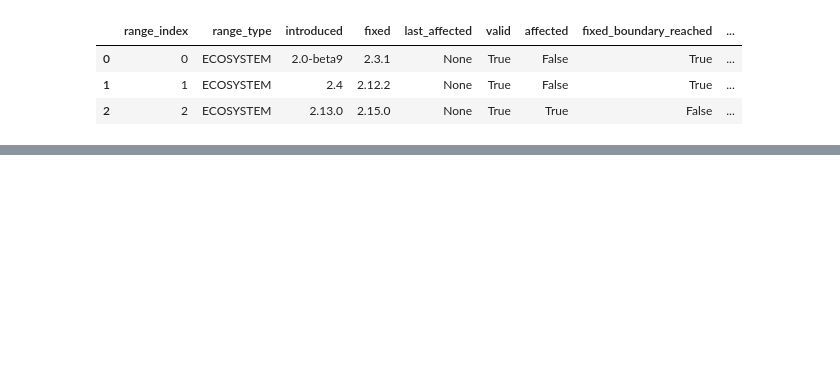
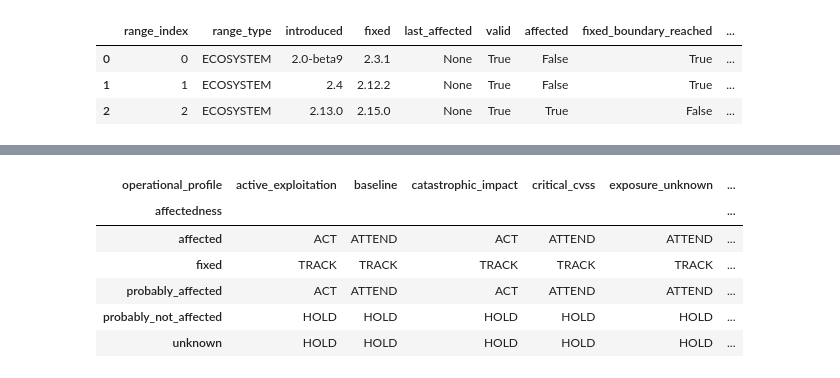
Before and after one commit to keyurck7/aegissec-fedops, a Jupyter notebook: notebooks/AegisSec-3.ipynb, the cells around one changed output, grey strips where cells are left out. Cells and saved outputs as stored; diff of their text form; code cells hidden in the pictures; blank space fills up the shorter version.

```diff
--- a/notebooks/AegisSec-3.ipynb
+++ b/notebooks/AegisSec-3.ipynb
@@ -787,0 +1247,53 @@ display(range_reasoning_df)
+# %%
+case_results_df = pd.DataFrame(
+    [
+        {
+            "affectedness": result[
+                "affectedness_profile"
+            ],
+            "operational_profile": result[
+                "operational_profile"
+            ],
+            "sector": result[
+                "sector_label"
+            ],
+            "action": result[
+                "actual"
+            ]["action"],
+            "priority": result[
+                "actual"
+            ]["priority"],
+            "deadline_hours": result[
+                "actual"
+            ]["deadline_hours"],
+            "human_review": result[
+                "actual"
+            ]["human_review_required"],
+            "passed": result["passed"],
+        }
+        for result
+        in assurance_report["case_results"]
+    ]
+)
+
+healthcare_matrix_df = (
+    case_results_df[
+        case_results_df["sector"]
+        == "healthcare"
+    ]
+    .pivot(
+        index="affectedness",
+        columns="operational_profile",
+        values="action",
+    )
+)
+
+display(healthcare_matrix_df)
+# %% [output]
+| operational_profile | active_exploitation | baseline | catastrophic_impact | critical_cvss | exposure_unknown | ... |
+| affectedness |  |  |  |  |  | ... |
+| affected | ACT | ATTEND | ACT | ATTEND | ATTEND | ... |
+| fixed | TRACK | TRACK | TRACK | TRACK | TRACK | ... |
+| probably_affected | ACT | ATTEND | ACT | ATTEND | ATTEND | ... |
+| probably_not_affected | HOLD | HOLD | HOLD | HOLD | HOLD | ... |
+| unknown | HOLD | HOLD | HOLD | HOLD | HOLD | ... |
```
Also changed, not shown: parts of 8 cells of this notebook, 10 other files.
